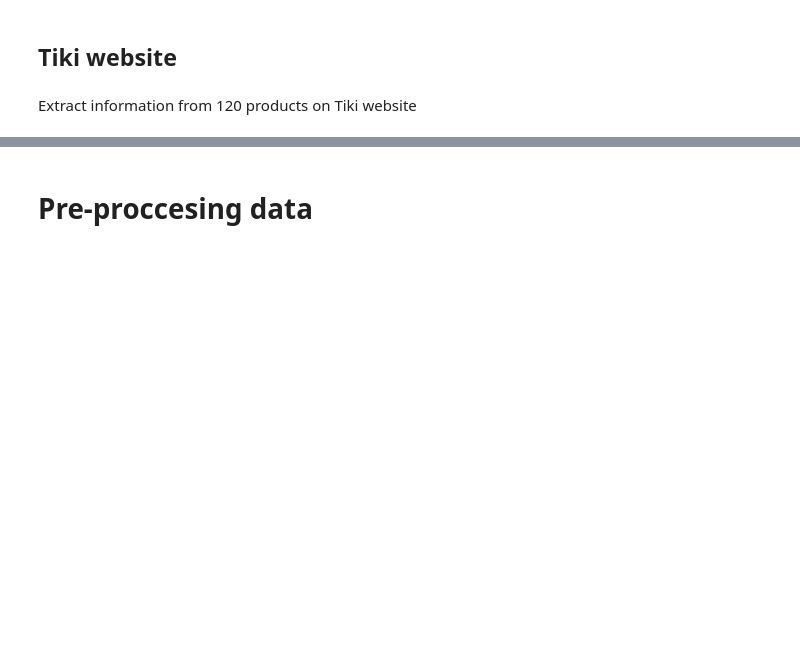
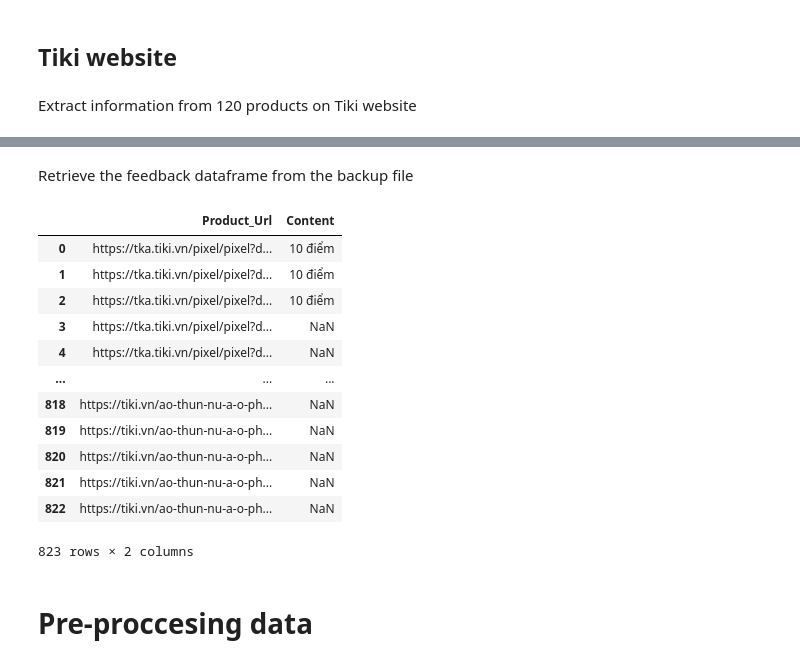
Before and after one commit to tathithienthanh/WomenFashionProductRecommendationSystem, a Jupyter notebook: Untitled.ipynb, the cells around one changed output, grey strips where cells are left out. Cells and saved outputs as stored; diff of their text form; code cells hidden in the pictures; blank space fills up the shorter version.

```diff
--- a/Untitled.ipynb
+++ b/Untitled.ipynb
@@ -477,3 +436,22 @@ df_Tiki_shop
+# %% [markdown]
+Retrieve the feedback dataframe from the backup file
+# %%
+df_Tiki_feedback = pd.read_csv('tiki_feedbacks.csv')
+df_Tiki_feedback
+# %% [output]
+|  | Product_Url | Content |
+| 0 | https://tka.tiki.vn/pixel/pixel?d... | 10 điểm |
+| 1 | https://tka.tiki.vn/pixel/pixel?d... | 10 điểm |
+| 2 | https://tka.tiki.vn/pixel/pixel?d... | 10 điểm |
+| 3 | https://tka.tiki.vn/pixel/pixel?d... | NaN |
+| 4 | https://tka.tiki.vn/pixel/pixel?d... | NaN |
+| ... | ... | ... |
+| 818 | https://tiki.vn/ao-thun-nu-a-o-ph... | NaN |
+| 819 | https://tiki.vn/ao-thun-nu-a-o-ph... | NaN |
+| 820 | https://tiki.vn/ao-thun-nu-a-o-ph... | NaN |
+| 821 | https://tiki.vn/ao-thun-nu-a-o-ph... | NaN |
+| 822 | https://tiki.vn/ao-thun-nu-a-o-ph... | NaN |
+823 rows × 2 columns
 # %%
 driver.quit()
 # %% [markdown]
```
Also changed, not shown: parts of 64 cells of this notebook.
